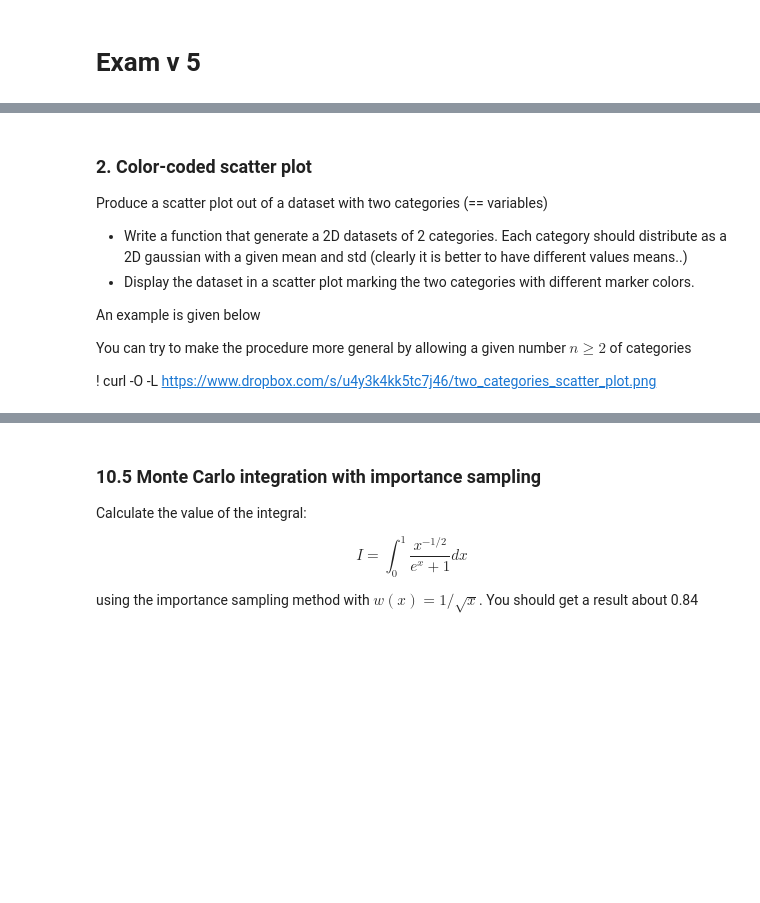
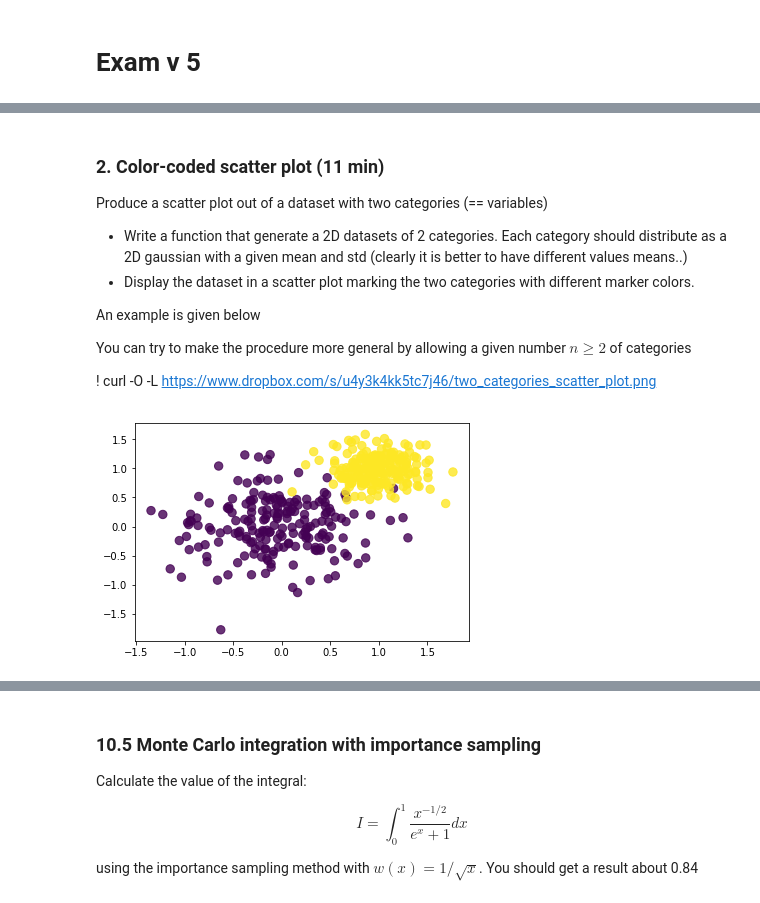
Before and after one commit to miriamzara/LaboratoryOfComputationalPhysics_Y7, a Jupyter notebook: exam_v5.ipynb, the cells around one changed output, grey strips where cells are left out. Drawn from its saved outputs; the diff is of its cells as text; code cells hidden in the pictures; blank space fills up the shorter version.

```diff
--- a/exam_v5.ipynb
+++ b/exam_v5.ipynb
@@ -19,5 +110,5 @@ Did you get what you expected?
 # %% [markdown]
-### 2\. Color-coded scatter plot
+### 2\. Color-coded scatter plot  (11 min)
 
 Produce a scatter plot out of a dataset with two categories (== variables)
 
@@ -29,3 +120,10 @@ An example is given below
 You can try to make the procedure more general by allowing a given number $n\ge 2$ of categories
 
 ! curl -O -L https://www.dropbox.com/s/u4y3k4kk5tc7j46/two_categories_scatter_plot.png
+# %%
+import matplotlib.pyplot as plt
+#!curl -O -L "https://www.dropbox.com/s/u4y3k4kk5tc7j46/two_categories_scatter_plot.png"
+from IPython.display import Image
+Image("two_categories_scatter_plot.png")
+# %% [output]
+[figure, added]
```
Also changed, not shown: parts of 9 cells of this notebook, 28 other files.
